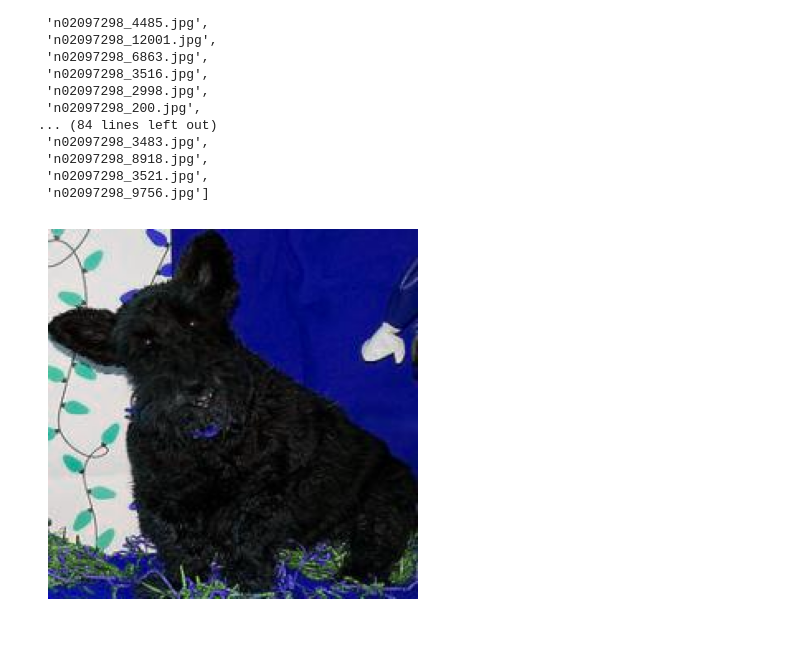
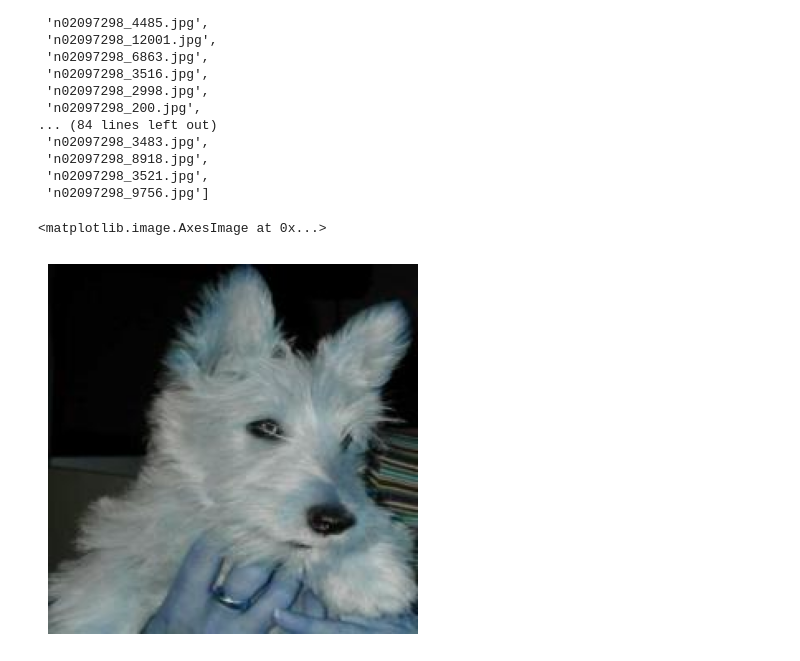
Before and after one commit to Faskerrr/Doggos-101, a Jupyter notebook: notebooks/vlad_eda.ipynb, the cells around one changed output. Drawn from its saved outputs; the diff is of its cells as text; code cells hidden in the pictures.

```diff
--- a/notebooks/vlad_eda.ipynb
+++ b/notebooks/vlad_eda.ipynb
@@ -8,7 +8,7 @@ import numpy as np
 
 import matplotlib.pyplot as plt
 # %%
-path = '/Users/faskerrr/code/Faskerrr/Doggos-101/cropped/train/n02097298-Scotch_terrier/'
+path = '/Users/faskerrr/code/Faskerrr/Doggos-101/raw_data/stanford_dogs_pics/cropped/train/n02097298-Scotch_terrier/'
 paths = os.listdir(path)
 paths
 # %% [output]
@@ -31,11 +31,12 @@ paths
  'n02097298_9756.jpg']
 # %%
 plt.axis('off')
-for i in range(0, 100, 10):
-    pic = cv2.imread(path + paths[i])
-    plt.imshow(pic)
-# pic = cv2.imread(path + 'n02097298_9217.jpg')
+# for i in range(0, 100, 10):
+#     pic = cv2.imread(path + paths[i])
+#     plt.imshow(pic)
+pic = cv2.imread(path + 'n02097298_9217.jpg')
 # print(pic.shape)
-# plt.imshow(pic)
+plt.imshow(pic)
 # %% [output]
+<matplotlib.image.AxesImage at 0x...>
-[figure, old version]
+[figure, new version]
```
